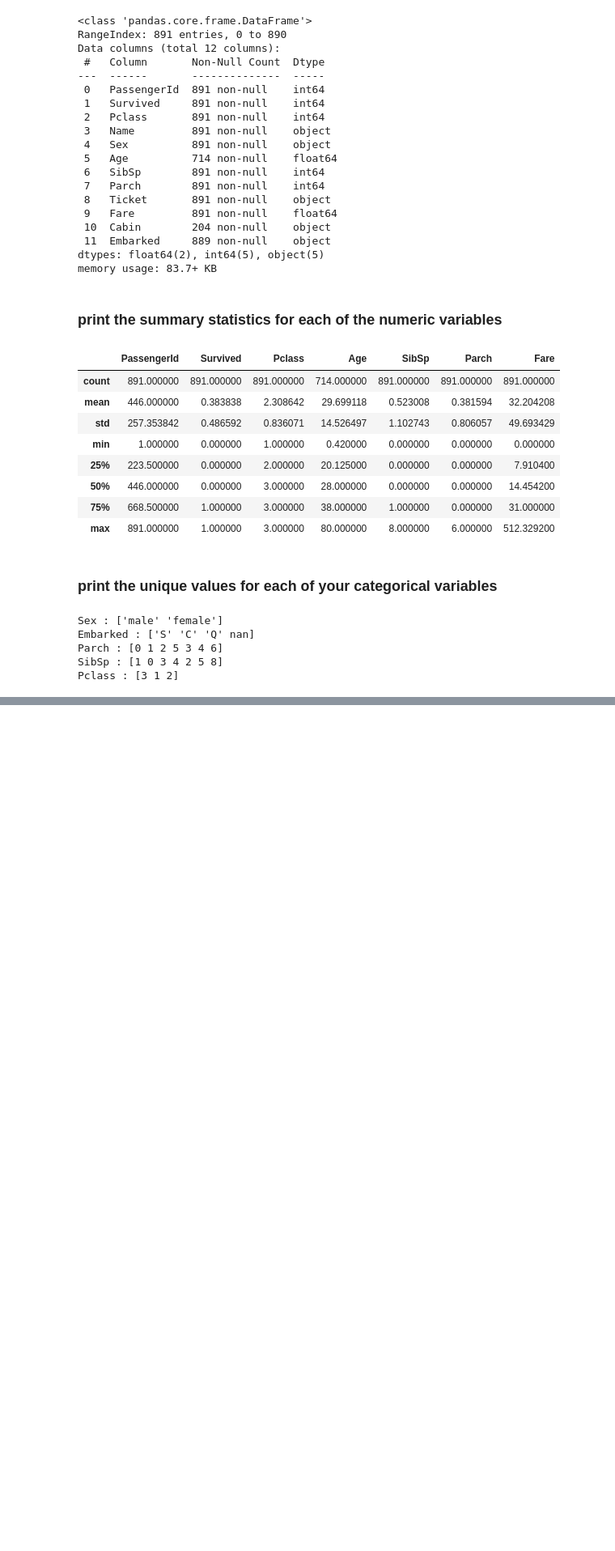
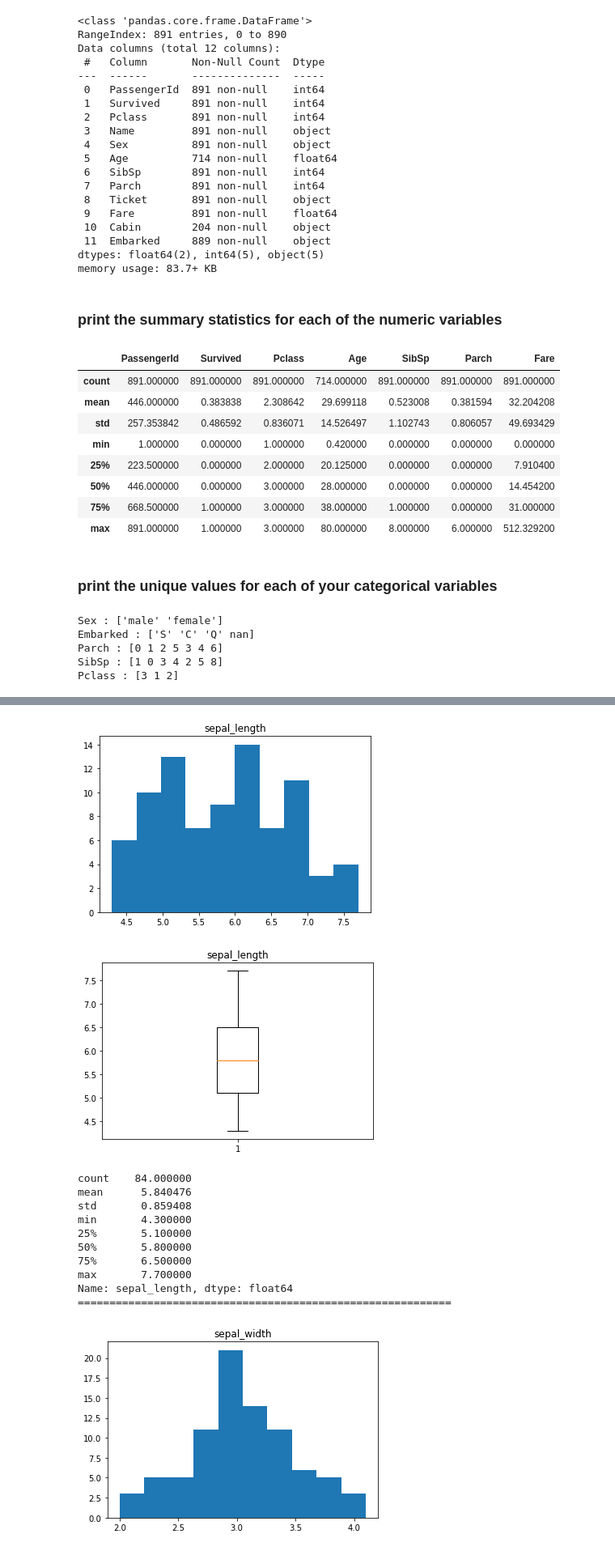
Before and after one commit to JeanetteSchulz/classification-exercises, a Jupyter notebook: classification_exercises.ipynb, the cells around one changed output, grey strips where cells are left out. Shown: that part at 81% size. Drawn from its saved outputs; the diff is of its cells as text; code cells hidden in the pictures; blank space fills up the shorter version.

```diff
--- a/classification_exercises.ipynb
+++ b/classification_exercises.ipynb
@@ -606,0 +595,29 @@ iris_train.head()
+# %%
+# I'm gonna make a loop for this so I don't have to write the same code 4 times.
+# The measurements are all float data types, so I'll single them out this way
+iris_measurements = iris_train.select_dtypes('float64').columns
+
+# Here's the loop for Histograms, Boxplots, and Descriptive Stats
+for x in iris_measurements:
+    plt.hist(iris_train[ x ])
+    plt.title( x )
+    plt.show()
+    plt.boxplot(iris_train[ x ])
+    plt.title( x )
+    plt.show()
+    print(iris_train[ x ].describe())
+    print("===========================================================")
+# %% [output]
+[figure, added]
+[figure, added]
+count    84.000000
+mean      5.840476
+std       0.859408
+min       4.300000
+25%       5.100000
+50%       5.800000
+75%       6.500000
+max       7.700000
+Name: sepal_length, dtype: float64
+===========================================================
+[figure, added]
```
Also changed, not shown: parts of 122 cells of this notebook.
